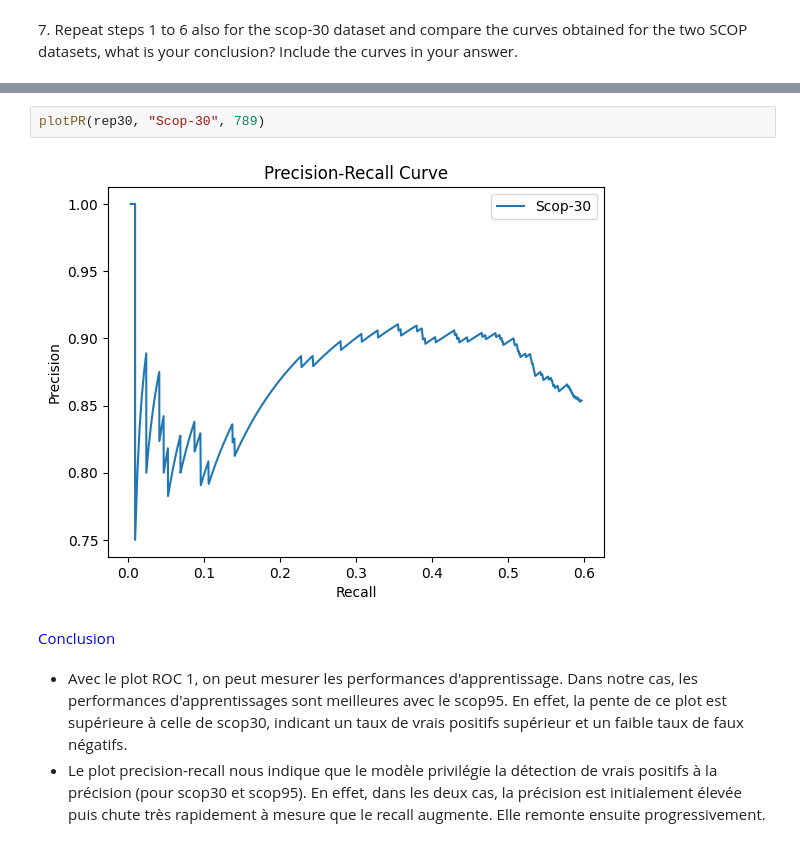
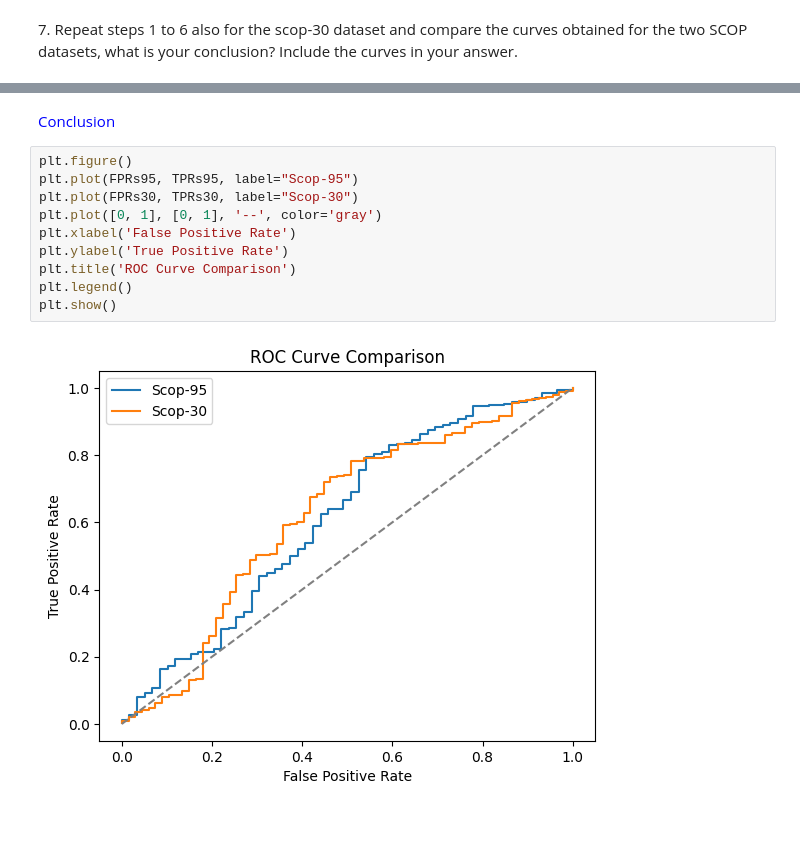
Before and after one commit to EliiseNicolas/M1_S2_BIM, a Jupyter notebook: SBAS/tme08/SBAS_TME_08_ANTON_NICOLAS.ipynb, the cells around one changed output, grey strips where cells are left out. Drawn from its saved outputs; the diff is of its cells as text.

```diff
--- a/SBAS/tme08/SBAS_TME_08_ANTON_NICOLAS.ipynb
+++ b/SBAS/tme08/SBAS_TME_08_ANTON_NICOLAS.ipynb
@@ -369,11 +334,16 @@ plotROCversion2(rep30, "Scop-30", 789)
-# %%
-plotPR(rep30, "Scop-30", 789)
-# %% [output]
-[figure, removed]
 # %% [markdown]
 <font color="blue">
 Conclusion
 <font>
-# %% [markdown]
-- Avec le plot ROC 1, on peut mesurer les performances d'apprentissage. Dans notre cas, les performances d'apprentissages sont meilleures avec le scop95. En effet, la pente de ce plot est supérieure à celle de scop30, indicant un taux de vrais positifs supérieur et un faible taux de faux négatifs.
-- Le plot precision-recall nous indique que le modèle privilégie la détection de vrais positifs à la précision (pour scop30 et scop95). En effet, dans les deux cas, la précision est initialement élevée puis chute très rapidement à mesure que le recall augmente. Elle remonte ensuite progressivement.
+# %%
+plt.figure()
+plt.plot(FPRs95, TPRs95, label="Scop-95")
+plt.plot(FPRs30, TPRs30, label="Scop-30")
+plt.plot([0, 1], [0, 1], '--', color='gray')
+plt.xlabel('False Positive Rate')
+plt.ylabel('True Positive Rate')
+plt.title('ROC Curve Comparison')
+plt.legend()
+plt.show()
+# %% [output]
+[figure, added]
```
Also changed, not shown: parts of 13 cells of this notebook.
